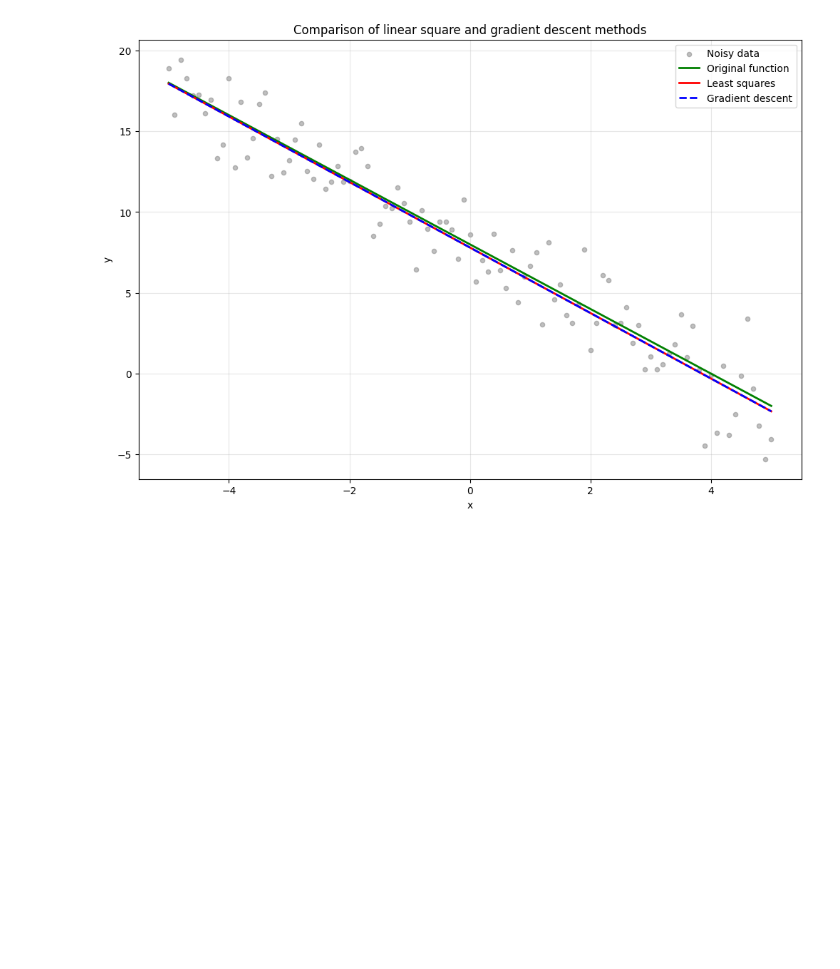
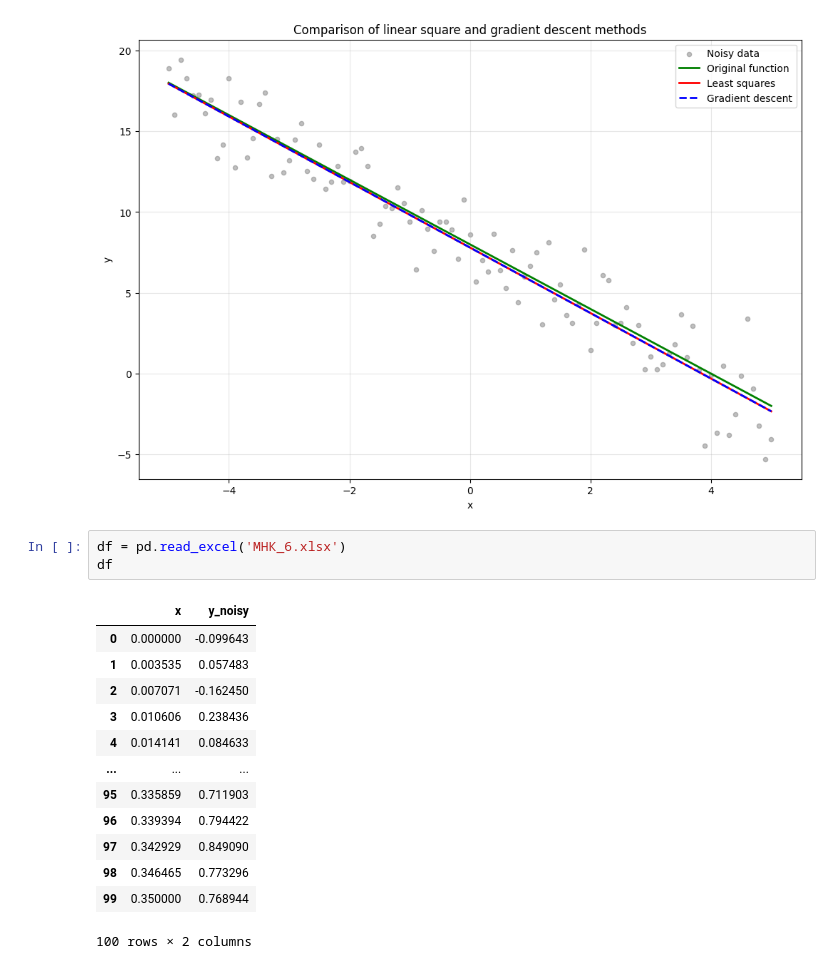
Before and after one commit to 4gn5t/DataAnalysis, a Jupyter notebook: lab3/graphs.ipynb, the cells around one changed output. Drawn from its saved outputs; the diff is of its cells as text; blank space fills up the shorter version.

```diff
--- a/lab3/graphs.ipynb
+++ b/lab3/graphs.ipynb
@@ -128,3 +129,20 @@ plt.legend(fontsize=10)
 plt.grid(True, alpha=0.3)
 # %% [output]
 [figure]
+# %%
+df = pd.read_excel('МНК_6.xlsx')
+df
+# %% [output]
+|  | x | y_noisy |
+| 0 | 0.000000 | -0.099643 |
+| 1 | 0.003535 | 0.057483 |
+| 2 | 0.007071 | -0.162450 |
+| 3 | 0.010606 | 0.238436 |
+| 4 | 0.014141 | 0.084633 |
+| ... | ... | ... |
+| 95 | 0.335859 | 0.711903 |
+| 96 | 0.339394 | 0.794422 |
+| 97 | 0.342929 | 0.849090 |
+| 98 | 0.346465 | 0.773296 |
+| 99 | 0.350000 | 0.768944 |
+100 rows × 2 columns
```
Also changed, not shown: parts of 2 cells of this notebook, 1 other file.
